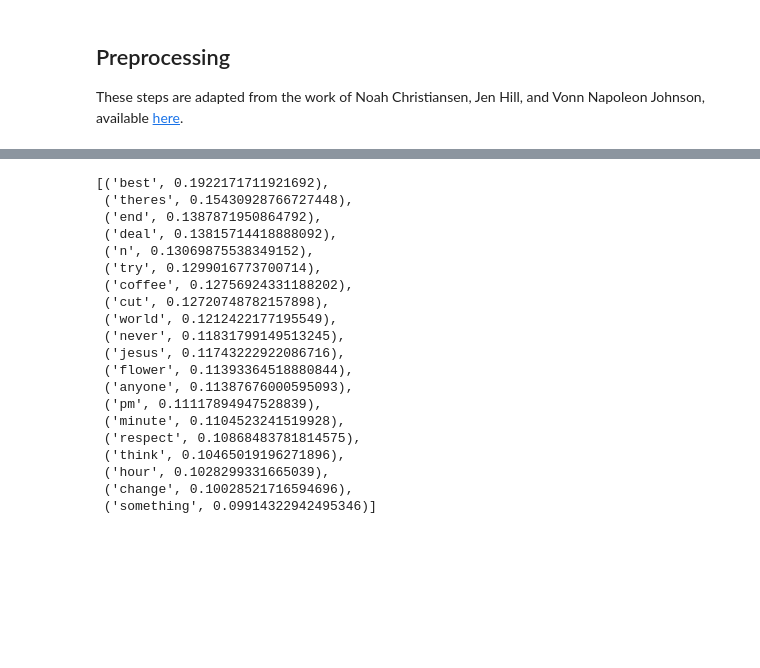
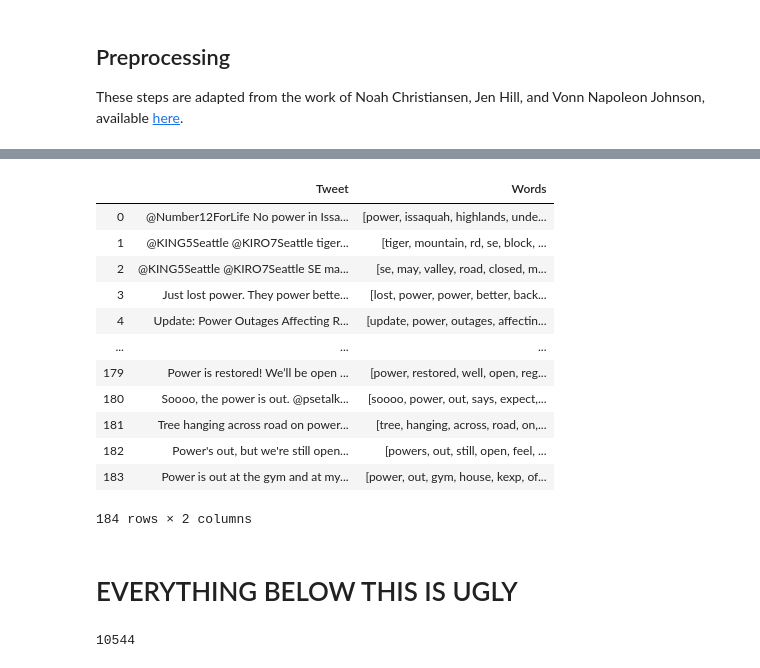
Before and after one commit to EthanHenley/power-outage-detection, a Jupyter notebook: ethan/02_vectorization_model.ipynb, the cells around one changed output, grey strips where cells are left out. Saved outputs shown, nothing was run; the diff lists cells and outputs as text; code cells hidden in the pictures; blank space fills up the shorter version.

```diff
--- a/ethan/02_vectorization_model.ipynb
+++ b/ethan/02_vectorization_model.ipynb
@@ -7,6 +10,8 @@ from nltk.corpus import stopwords
 import gensim.models.word2vec as w2v
 # %%
-tweets = pd.read_csv('../ethan/washington_outage_tweets.csv')
+wa_tweets = pd.read_csv('../ethan/wa_tweets.csv')
+outage_tweets = pd.read_csv('../ethan/outage_tweets.csv')
 outages = pd.read_csv('../ethan/washington_outages.csv')
 # %%
-tweets.drop_duplicates(subset='text', inplace=True)
+outage_tweets.drop_duplicates(subset='text', inplace=True)
+wa_tweets.drop_duplicates(subset='text', inplace=True)
@@ -128,25 +25,0 @@ tweets2vec.most_similar('outage', topn=20)
-# %%
-tweets2vec.most_similar(positive=['blackout','power','outage'],
-                        negative=['button','internet'],
-                        topn=20)
-# %% [output]
-[('best', 0.1922171711921692),
- ('theres', 0.15430928766727448),
- ('end', 0.1387871950864792),
- ('deal', 0.13815714418888092),
- ('n', 0.13069875538349152),
- ('try', 0.1299016773700714),
- ('coffee', 0.12756924331188202),
- ('cut', 0.12720748782157898),
- ('world', 0.1212422177195549),
- ('never', 0.11831799149513245),
- ('jesus', 0.11743222922086716),
- ('flower', 0.11393364518880844),
- ('anyone', 0.11387676000595093),
- ('pm', 0.11117894947528839),
- ('minute', 0.1104523241519928),
- ('respect', 0.10868483781814575),
- ('think', 0.10465019196271896),
- ('hour', 0.1028299331665039),
- ('change', 0.10028521716594696),
- ('something', 0.09914322942495346)]
@@ -152,0 +42,32 @@ tweets2vec.most_similar(positive=['blackout','power','outage'],
+# %%
+# clean tweets and compound in list
+
+tweet_list = [tweets_cleaner(t)
+              for t in wa_tweets.loc[wa_tweets['outage']==1, 'text']]
+#    all tweets expected to maybe be outage-related ^
+# %%
+# visualize tweets against the words they're reduced down to
+
+pd.DataFrame([(a,b) for a,b in zip(list(outage_tweets['text']),
+                                   tweet_list)],
+             columns=['Tweet','Words'])
+# %% [output]
+|  | Tweet | Words |
+| 0 | @Number12ForLife No power in Issa... | [power, issaquah, highlands, unde... |
+| 1 | @KING5Seattle @KIRO7Seattle tiger... | [tiger, mountain, rd, se, block, ... |
+| 2 | @KING5Seattle @KIRO7Seattle SE ma... | [se, may, valley, road, closed, m... |
+| 3 | Just lost power. They power bette... | [lost, power, power, better, back... |
+| 4 | Update: Power Outages Affecting R... | [update, power, outages, affectin... |
+| ... | ... | ... |
+| 179 | Power is restored! We’ll be open ... | [power, restored, well, open, reg... |
+| 180 | Soooo, the power is out. @psetalk... | [soooo, power, out, says, expect,... |
+| 181 | Tree hanging across road on power... | [tree, hanging, across, road, on,... |
+| 182 | Power's out, but we're still open... | [powers, out, still, open, feel, ... |
+| 183 | Power is out at the gym and at my... | [power, out, gym, house, kexp, of... |
+184 rows × 2 columns
+# %% [markdown]
+# EVERYTHING BELOW THIS IS UGLY
+# %%
+len(tweet_list)
+# %% [output]
+10544
```
Also changed, not shown: parts of 36 cells of this notebook, 3 other files.
